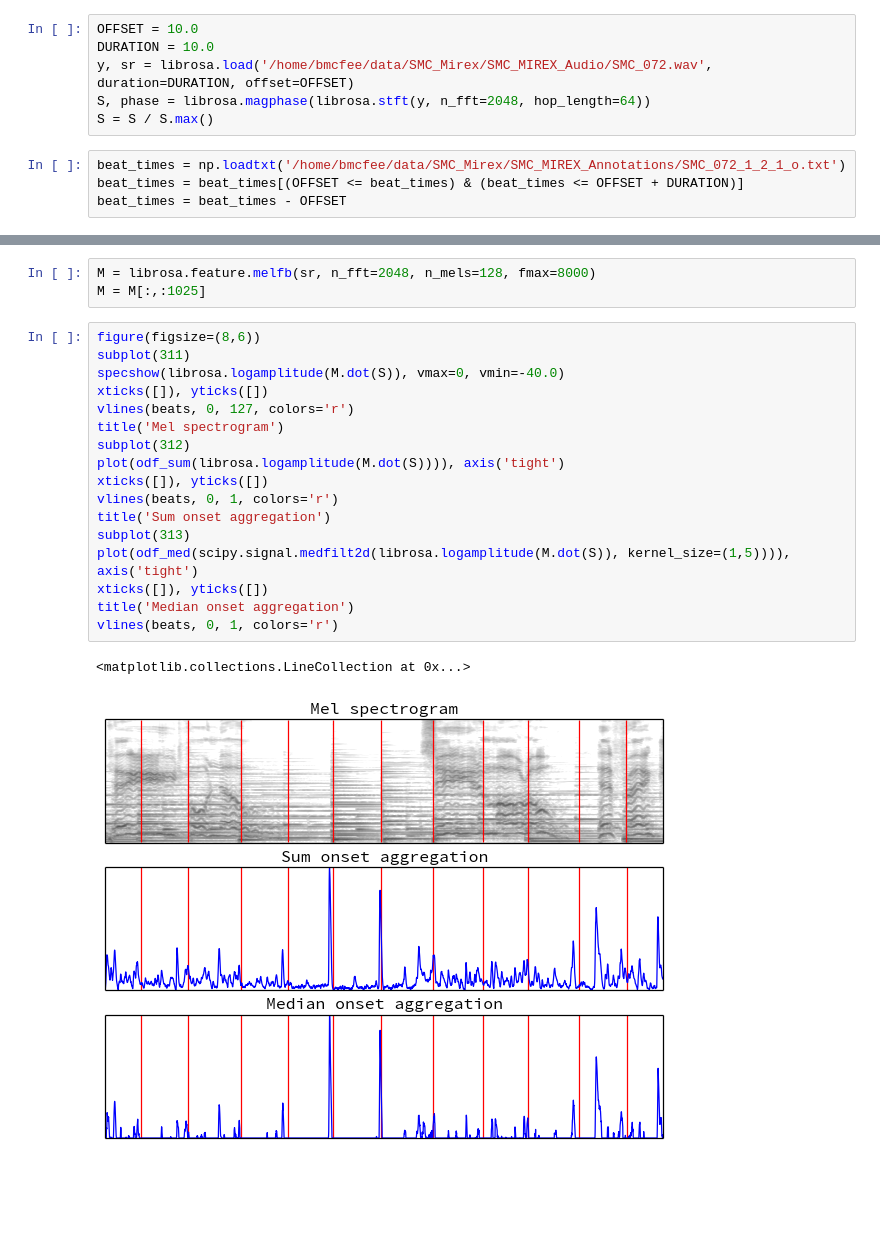
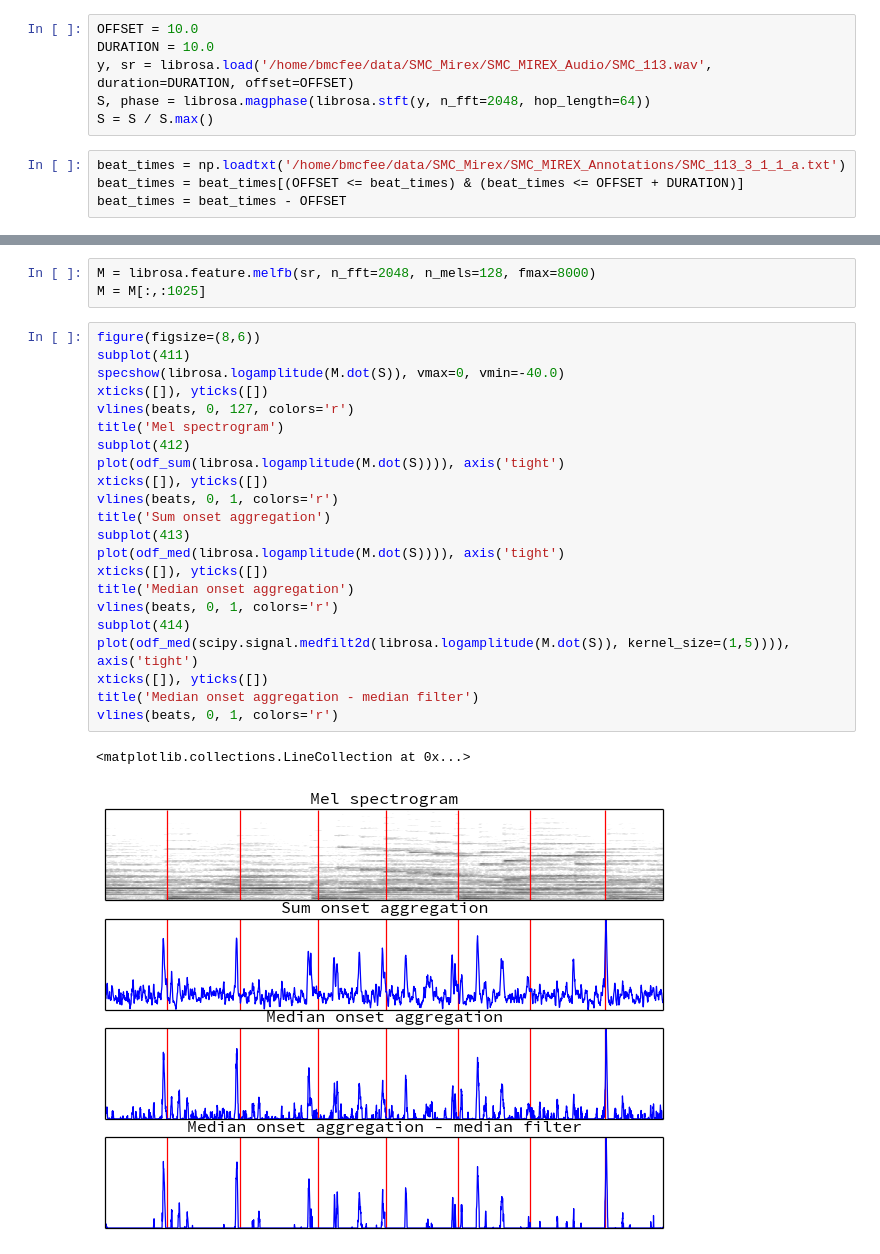
Before and after one commit to bmcfee/beat_onset, a Jupyter notebook: code/ICASSP2013 - Beat tracking.ipynb, the cells around one changed output, grey strips where cells are left out. Cells and saved outputs as stored; diff of their text form; blank space fills up the shorter version.

```diff
--- a/code/ICASSP2013 - Beat tracking.ipynb
+++ b/code/ICASSP2013 - Beat tracking.ipynb
@@ -233,11 +233,11 @@ def odf_med(S):
 # %%
 OFFSET = 10.0
 DURATION = 10.0
-y, sr = librosa.load('/home/bmcfee/data/SMC_Mirex/SMC_MIREX_Audio/SMC_072.wav', duration=DURATION, offset=OFFSET)
+y, sr = librosa.load('/home/bmcfee/data/SMC_Mirex/SMC_MIREX_Audio/SMC_113.wav', duration=DURATION, offset=OFFSET)
 S, phase = librosa.magphase(librosa.stft(y, n_fft=2048, hop_length=64))
 S = S / S.max()
 # %%
-beat_times = np.loadtxt('/home/bmcfee/data/SMC_Mirex/SMC_MIREX_Annotations/SMC_072_1_2_1_o.txt')
+beat_times = np.loadtxt('/home/bmcfee/data/SMC_Mirex/SMC_MIREX_Annotations/SMC_113_3_1_1_a.txt')
 beat_times = beat_times[(OFFSET <= beat_times) & (beat_times <= OFFSET + DURATION)]
 beat_times = beat_times - OFFSET
 # %%
@@ -247,21 +247,26 @@ M = librosa.feature.melfb(sr, n_fft=2048, n_mels=128, fmax=8000)
 M = M[:,:1025]
 # %%
 figure(figsize=(8,6))
-subplot(311)
+subplot(411)
 specshow(librosa.logamplitude(M.dot(S)), vmax=0, vmin=-40.0)
 xticks([]), yticks([])
 vlines(beats, 0, 127, colors='r')
 title('Mel spectrogram')
-subplot(312)
+subplot(412)
 plot(odf_sum(librosa.logamplitude(M.dot(S)))), axis('tight')
 xticks([]), yticks([])
 vlines(beats, 0, 1, colors='r')
 title('Sum onset aggregation')
-subplot(313)
-plot(odf_med(scipy.signal.medfilt2d(librosa.logamplitude(M.dot(S)), kernel_size=(1,5)))), axis('tight')
+subplot(413)
+plot(odf_med(librosa.logamplitude(M.dot(S)))), axis('tight')
 xticks([]), yticks([])
 title('Median onset aggregation')
 vlines(beats, 0, 1, colors='r')
+subplot(414)
+plot(odf_med(scipy.signal.medfilt2d(librosa.logamplitude(M.dot(S)), kernel_size=(1,5)))), axis('tight')
+xticks([]), yticks([])
+title('Median onset aggregation - median filter')
+vlines(beats, 0, 1, colors='r')
 # %% [output]
 <matplotlib.collections.LineCollection at 0x...>
-[figure, old version]
+[figure, new version]
```
Also changed, not shown: 1 other file.
